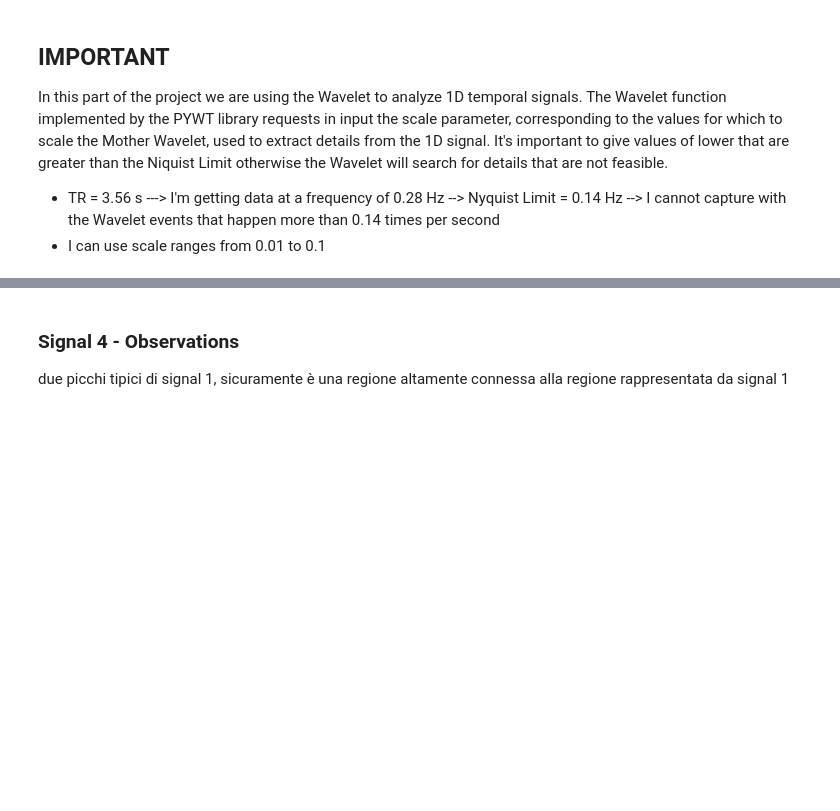
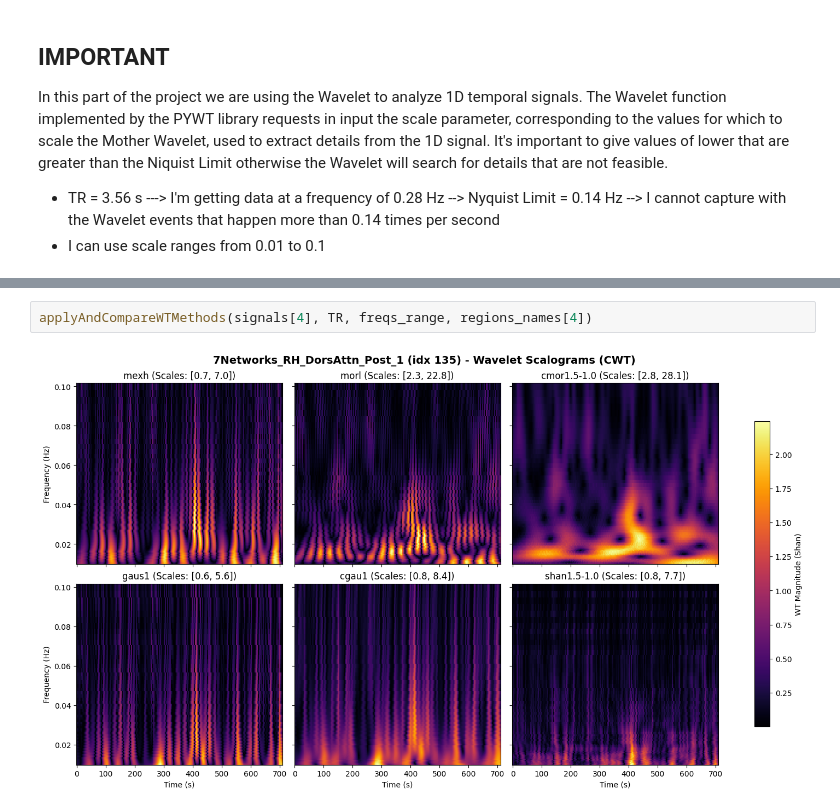
Before and after one commit to tommydelu/MRI-analysis-pipeline, a Jupyter notebook: 4_wavelet_analysis.ipynb, the cells around one changed output, grey strips where cells are left out. Drawn from its saved outputs; the diff is of its cells as text; blank space fills up the shorter version.

```diff
--- a/4_wavelet_analysis.ipynb
+++ b/4_wavelet_analysis.ipynb
@@ -84,3 +84,4 @@ applyAndCompareWTMethods(signals[3], TR, freqs_range, regions_names[3])
-# %% [markdown]
-### Signal 4 - Observations
-due picchi tipici di signal 1, sicuramente è una regione altamente connessa alla regione rappresentata da signal 1
+# %%
+applyAndCompareWTMethods(signals[4], TR, freqs_range, regions_names[4])
+# %% [output]
+[figure, added]
```
Also changed, not shown: parts of 12 cells of this notebook, 9 other files.
